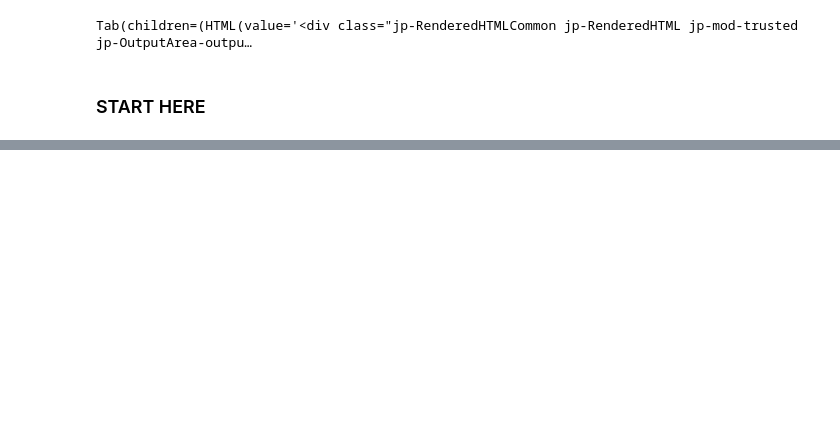
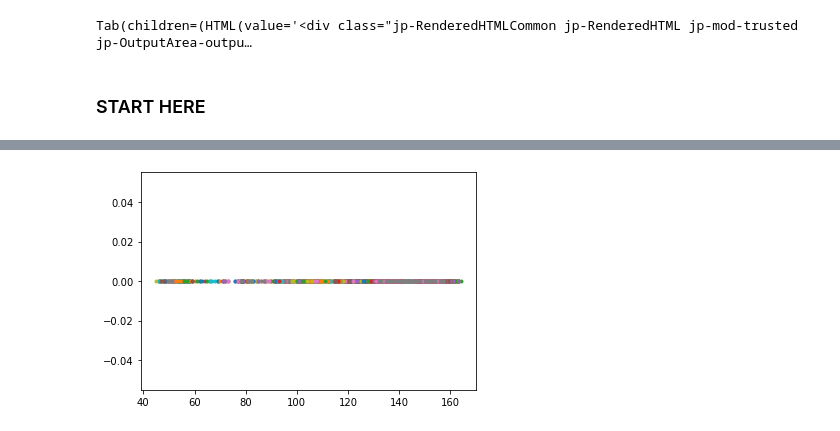
Before and after one commit to djk2120/ctsm_trendy_2021, a Jupyter notebook: pft_regridding.ipynb, the cells around one changed output, grey strips where cells are left out. Cells and saved outputs as stored; diff of their text form; code cells hidden in the pictures; blank space fills up the shorter version.

```diff
--- a/pft_regridding.ipynb
+++ b/pft_regridding.ipynb
@@ -204,0 +262,3 @@ ValueError: Only one of `meta` and `output_dtypes` should be given (`meta` is pr
+# %%
+ds1 = xr.open_dataset(f1)
+ds1
@@ -204,0 +282,4 @@ ValueError: Only one of `meta` and `output_dtypes` should be given (`meta` is pr
+# %%
+plt.plot(ds1.lai_PFT_02.isel(time=0)-ds2.TLAI.isel(time=0),'.');
+# %% [output]
+[figure, added]
```
Also changed, not shown: parts of 30 cells of this notebook.
